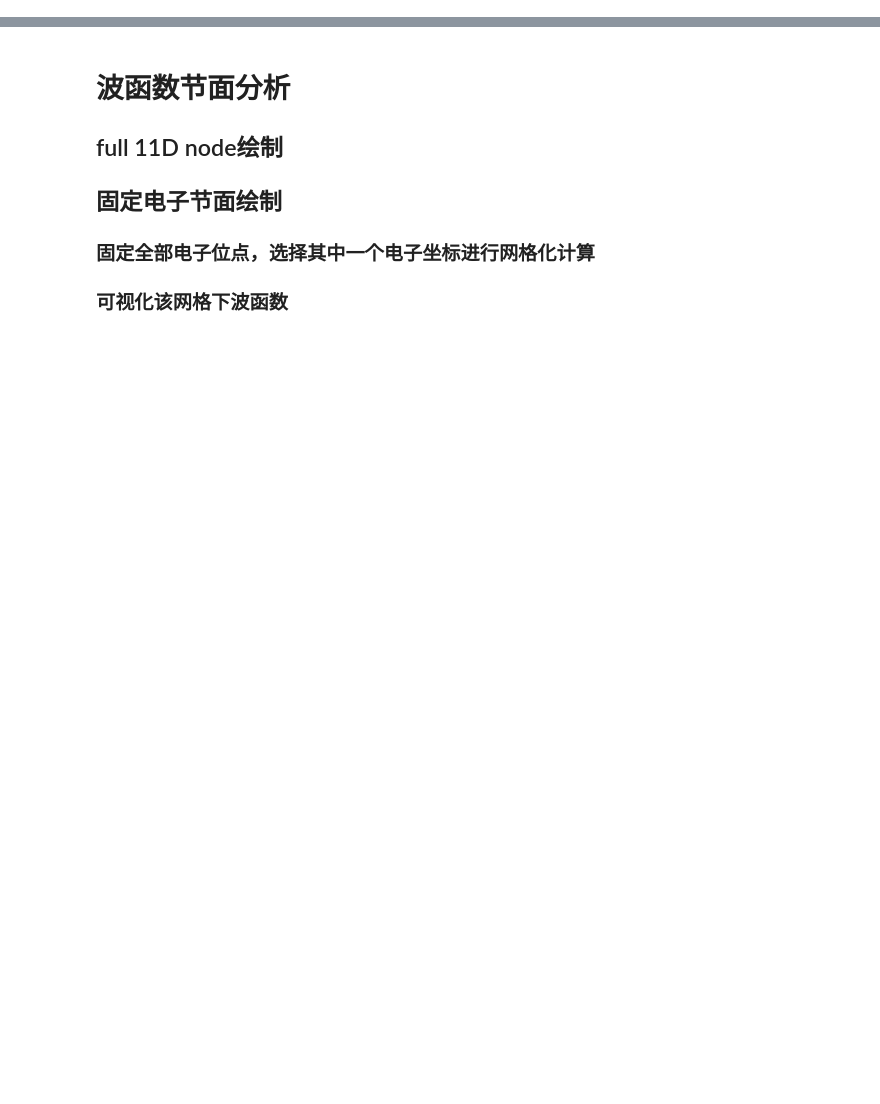
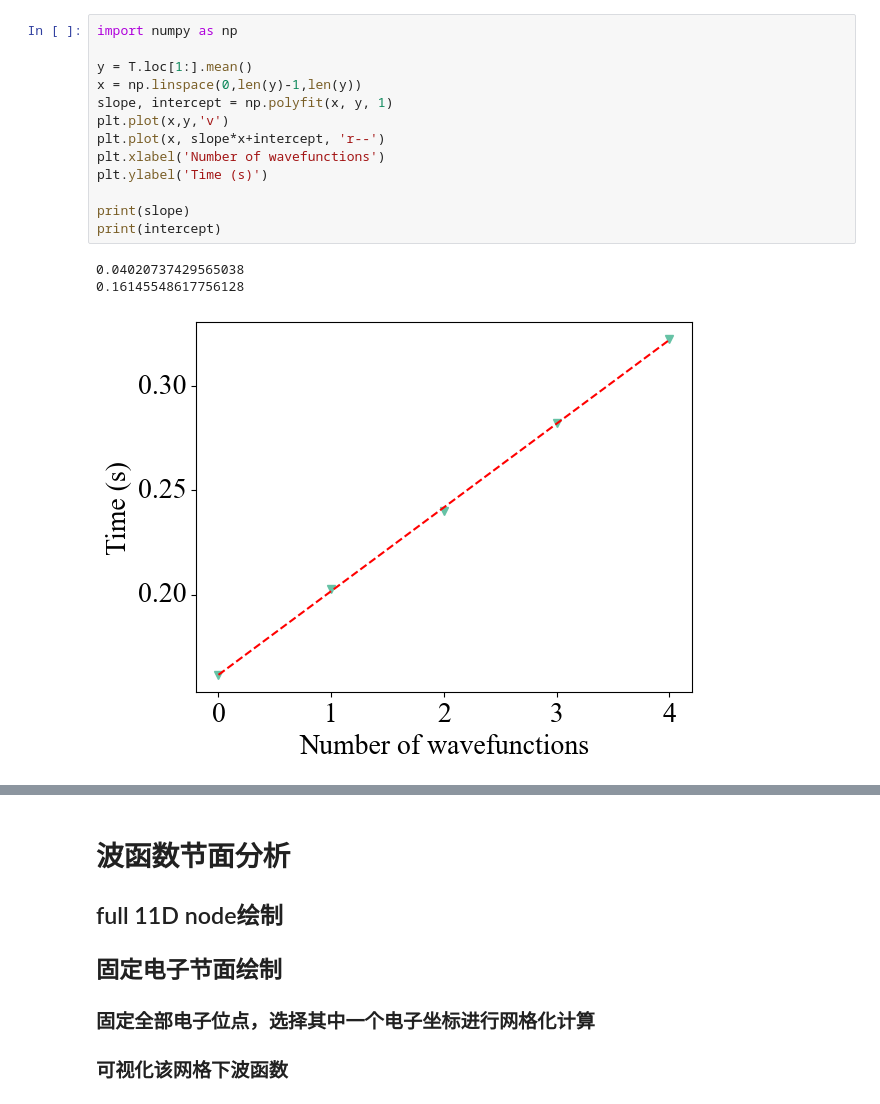
Before and after one commit to KingDamLiu/ferminet-excited, a Jupyter notebook: run/plot_cerve.ipynb, the cells around one changed output, grey strips where cells are left out. Drawn from its saved outputs; the diff is of its cells as text; blank space fills up the shorter version.

```diff
--- a/run/plot_cerve.ipynb
+++ b/run/plot_cerve.ipynb
@@ -118,2 +156,19 @@ plt.savefig('cerve.pdf', dpi=600, bbox_inches='tight')
+# %%
+import numpy as np
+
+y = T.loc[1:].mean()
+x = np.linspace(0,len(y)-1,len(y))
+slope, intercept = np.polyfit(x, y, 1)
+plt.plot(x,y,'v')
+plt.plot(x, slope*x+intercept, 'r--')
+plt.xlabel('Number of wavefunctions')
+plt.ylabel('Time (s)')
+
+print(slope)
+print(intercept)
+# %% [output]
+0.04020737429565038
+0.16145548617756128
+[figure, added]
 # %%
 Es1
```
Also changed, not shown: parts of 15 cells of this notebook, 9 other files.
